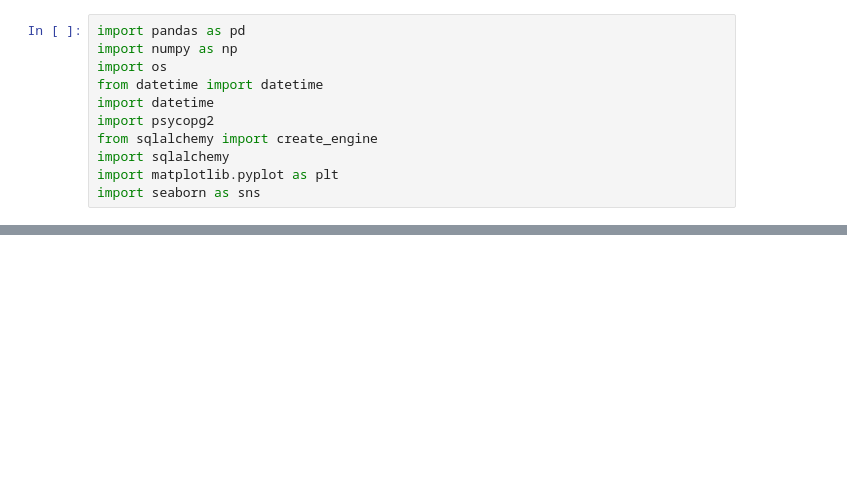
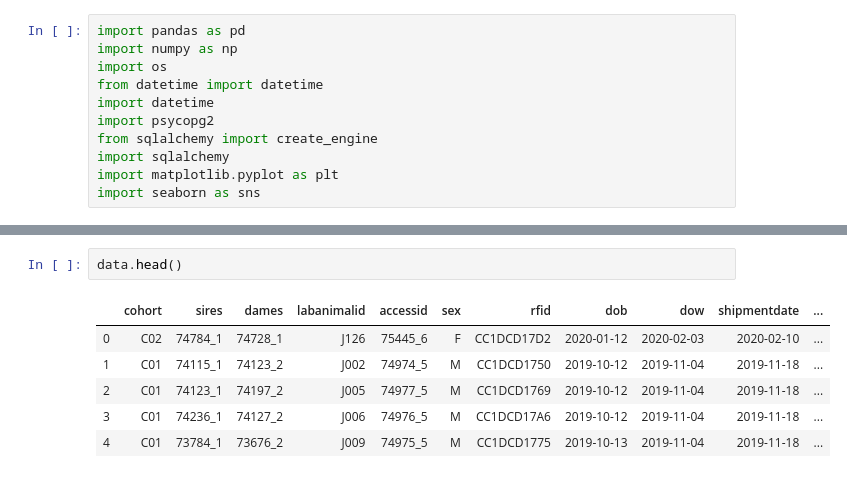
Before and after one commit to Shaezzer/PalmerLab, a Jupyter notebook: QC_WFU_Master.ipynb, the cells around one changed output, grey strips where cells are left out. Saved outputs shown, nothing was run; the diff lists cells and outputs as text; blank space fills up the shorter version.

```diff
--- a/QC_WFU_Master.ipynb
+++ b/QC_WFU_Master.ipynb
@@ -37,0 +78,9 @@ data = runQuery("SELECT * FROM u01_suzanne_mitchell.wfu_master")
+# %%
+data.head()
+# %% [output]
+|  | cohort | sires | dames | labanimalid | accessid | sex | rfid | dob | dow | shipmentdate | ... |
+| 0 | C02 | 74784_1 | 74728_1 | J126 | 75445_6 | F | CC1DCD17D2 | 2020-01-12 | 2020-02-03 | 2020-02-10 | ... |
+| 1 | C01 | 74115_1 | 74123_2 | J002 | 74974_5 | M | CC1DCD1750 | 2019-10-12 | 2019-11-04 | 2019-11-18 | ... |
+| 2 | C01 | 74123_1 | 74197_2 | J005 | 74977_5 | M | CC1DCD1769 | 2019-10-12 | 2019-11-04 | 2019-11-18 | ... |
+| 3 | C01 | 74236_1 | 74127_2 | J006 | 74976_5 | M | CC1DCD17A6 | 2019-10-12 | 2019-11-04 | 2019-11-18 | ... |
+| 4 | C01 | 73784_1 | 73676_2 | J009 | 74975_5 | M | CC1DCD1775 | 2019-10-13 | 2019-11-04 | 2019-11-18 | ... |
```
Also changed, not shown: parts of 15 cells of this notebook, 1 other file.
